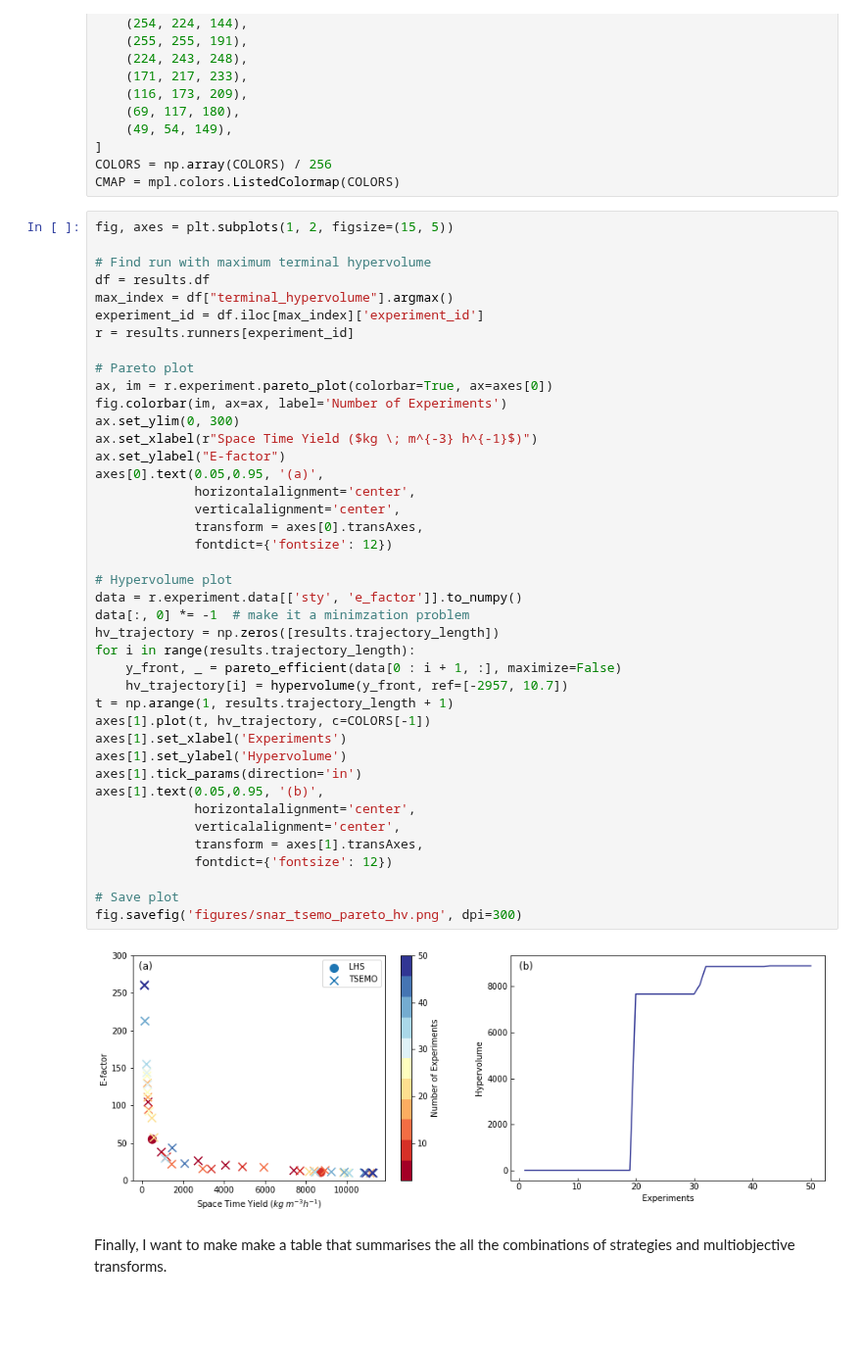
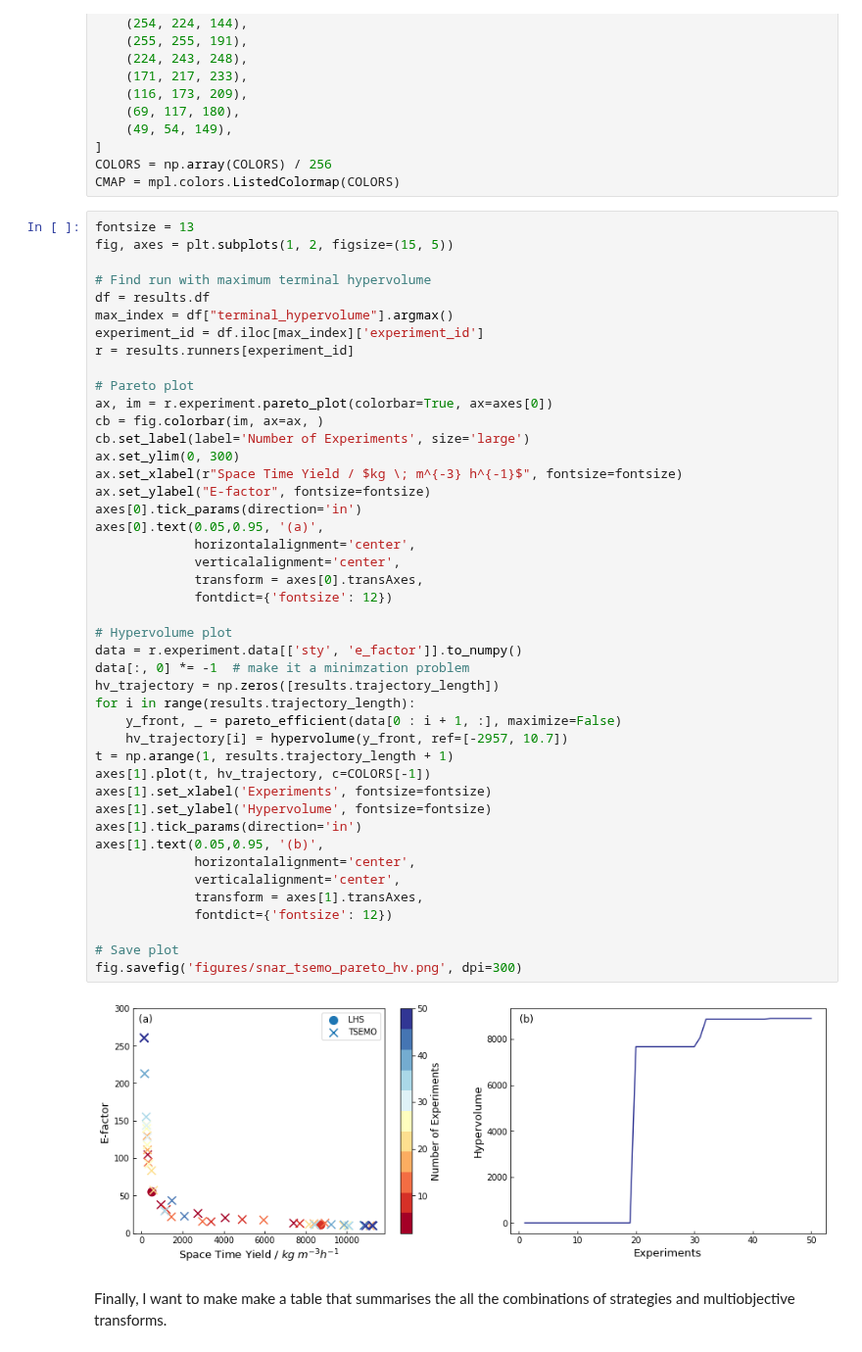
Before and after one commit to sustainable-processes/summit, a Jupyter notebook: experiments/snar_benchmark/visualization.ipynb, the cells around one changed output. Shown at 98% size. Drawn from its saved outputs; the diff is of its cells as text; blank space fills up the shorter version.

Commit message:
Update figures for paper (#78)
* Update figures for paper

* Update versions of Github actions due to GHSA-mfwh-5m23-j46w

```diff
--- a/experiments/snar_benchmark/visualization.ipynb
+++ b/experiments/snar_benchmark/visualization.ipynb
@@ -396,6 +398,7 @@ COLORS = [
 COLORS = np.array(COLORS) / 256
 CMAP = mpl.colors.ListedColormap(COLORS)
 # %%
+fontsize = 13
 fig, axes = plt.subplots(1, 2, figsize=(15, 5))
 
 # Find run with maximum terminal hypervolume
@@ -405,39 +408,41 @@ experiment_id = df.iloc[max_index]['experiment_id']
 r = results.runners[experiment_id]
 
 # Pareto plot
 ax, im = r.experiment.pareto_plot(colorbar=True, ax=axes[0])
-fig.colorbar(im, ax=ax, label='Number of Experiments')
+cb = fig.colorbar(im, ax=ax, )
+cb.set_label(label='Number of Experiments', size='large')
 ax.set_ylim(0, 300)
-ax.set_xlabel(r"Space Time Yield ($kg \; m^{-3} h^{-1}$)")
-ax.set_ylabel("E-factor")
+ax.set_xlabel(r"Space Time Yield / $kg \; m^{-3} h^{-1}$", fontsize=fontsize)
+ax.set_ylabel("E-factor", fontsize=fontsize)
+axes[0].tick_params(direction='in')
 axes[0].text(0.05,0.95, '(a)',
              horizontalalignment='center',
              verticalalignment='center',
              transform = axes[0].transAxes,
              fontdict={'fontsize': 12})
 
 # Hypervolume plot
 data = r.experiment.data[['sty', 'e_factor']].to_numpy()
 data[:, 0] *= -1  # make it a minimzation problem
 hv_trajectory = np.zeros([results.trajectory_length])
 for i in range(results.trajectory_length):
     y_front, _ = pareto_efficient(data[0 : i + 1, :], maximize=False)
     hv_trajectory[i] = hypervolume(y_front, ref=[-2957, 10.7])
 t = np.arange(1, results.trajectory_length + 1)
 axes[1].plot(t, hv_trajectory, c=COLORS[-1])
-axes[1].set_xlabel('Experiments')
-axes[1].set_ylabel('Hypervolume')
+axes[1].set_xlabel('Experiments', fontsize=fontsize)
+axes[1].set_ylabel('Hypervolume', fontsize=fontsize)
 axes[1].tick_params(direction='in')
 axes[1].text(0.05,0.95, '(b)',
              horizontalalignment='center',
              verticalalignment='center',
              transform = axes[1].transAxes,
              fontdict={'fontsize': 12})
 
 # Save plot
 fig.savefig('figures/snar_tsemo_pareto_hv.png', dpi=300)
 # %% [output]
-[figure, old version]
+[figure, new version]
 # %% [markdown]
 Finally, I want to make make a table that summarises the all the combinations of strategies and multiobjective transforms.
 # %%
```
Also changed, not shown: parts of 2 cells of this notebook, 7 other files.
